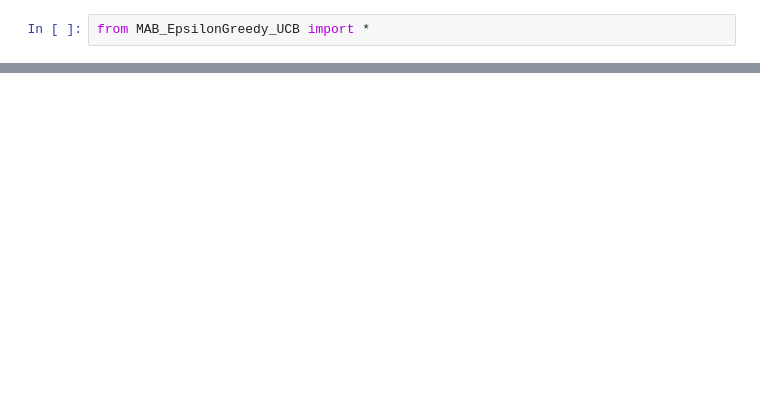
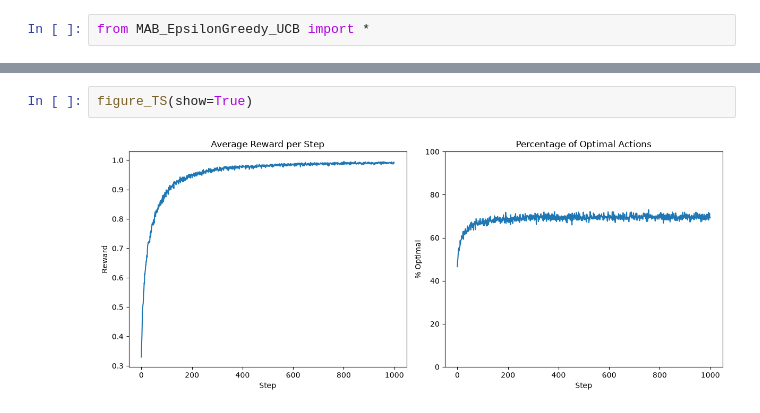
Before and after one commit to ayashabbar/mdp-playground, a Jupyter notebook: MDP_Playground.ipynb, the cells around one changed output, grey strips where cells are left out. Saved outputs shown, nothing was run; the diff lists cells and outputs as text; blank space fills up the shorter version.

```diff
--- a/MDP_Playground.ipynb
+++ b/MDP_Playground.ipynb
@@ -10,0 +11,4 @@ figure_UCB(show=True)
+# %%
+figure_TS(show=True)
+# %% [output]
+[figure, added]
```
Also changed, not shown: parts of 2 cells of this notebook, 2 other files.
